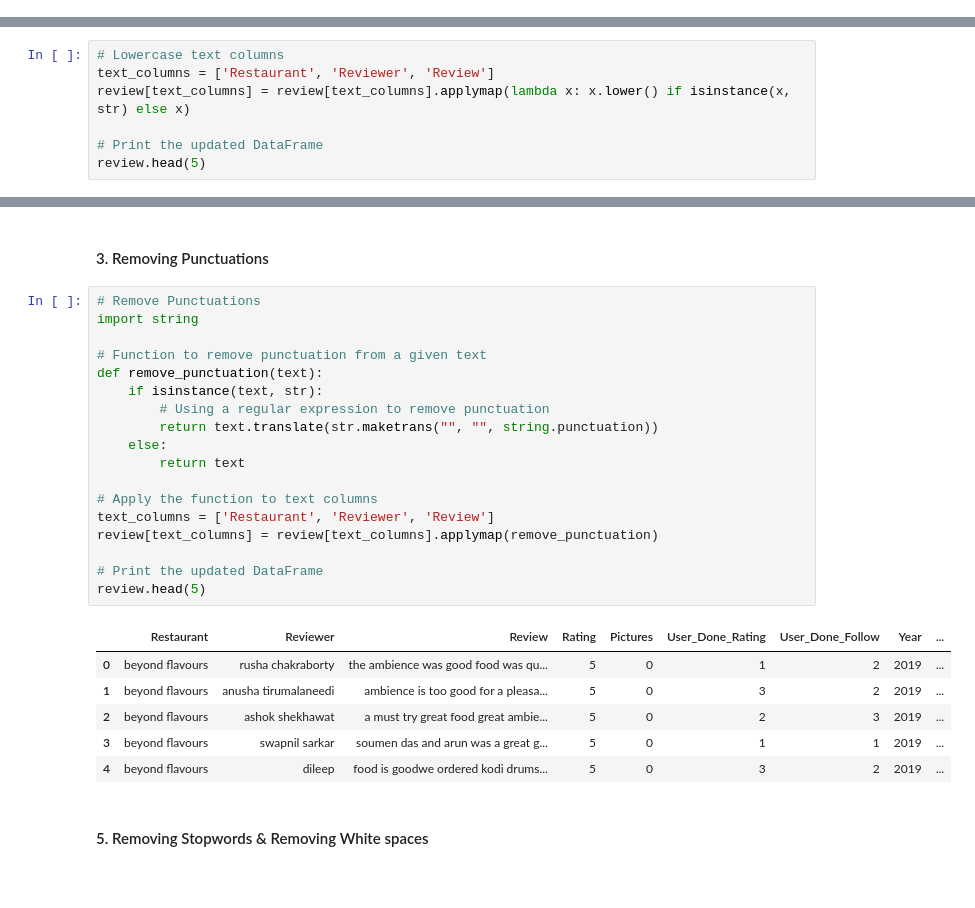
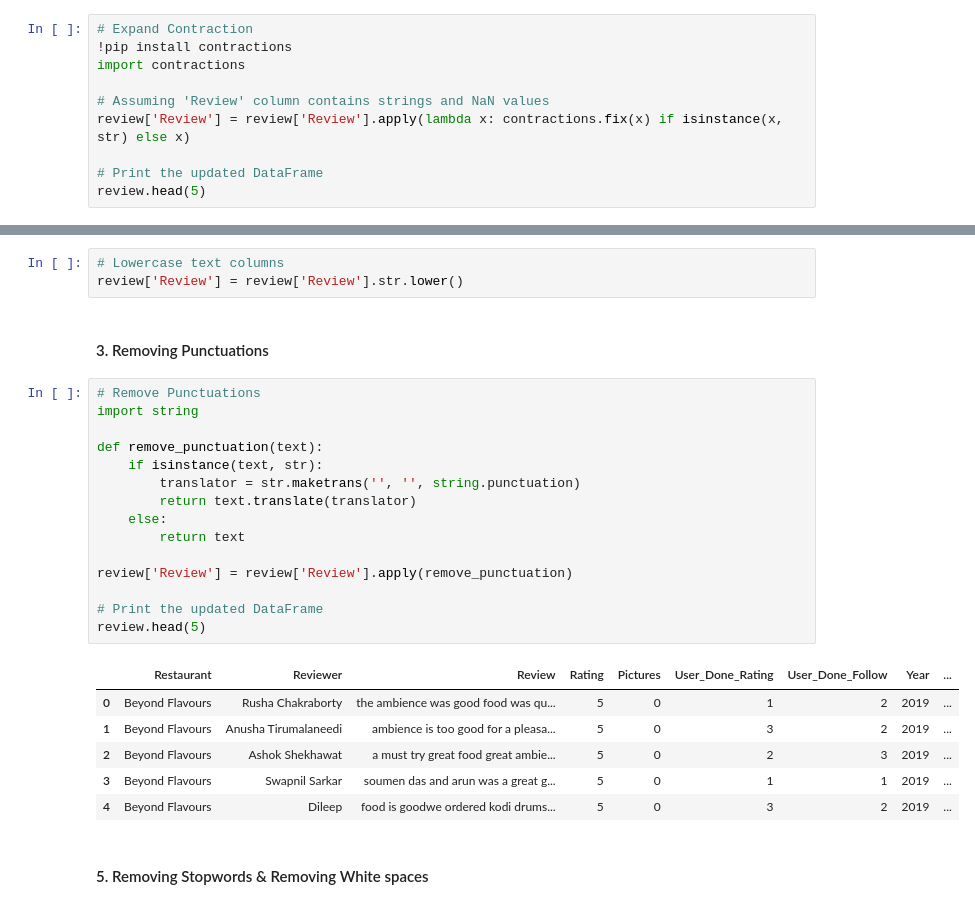
Before and after one commit to Manoharjha333/Zomato-Restaurant-Clustering-And-Sentiment-Analysis, a Jupyter notebook: Zomato_Restaurant_Clustering_And_Sentiment_Analysis.ipynb, the cells around one changed output, grey strips where cells are left out. Saved outputs shown, nothing was run; the diff lists cells and outputs as text; blank space fills up the shorter version.

```diff
--- a/Zomato_Restaurant_Clustering_And_Sentiment_Analysis.ipynb
+++ b/Zomato_Restaurant_Clustering_And_Sentiment_Analysis.ipynb
@@ -1490,0 +1444,10 @@ Successfully installed anyascii-0.3.2 contractions-0.1.73 pyahocorasick-2.0.0 te
+# %%
+# Expand Contraction
+!pip install contractions
+import contractions
+
+# Assuming 'Review' column contains strings and NaN values
+review['Review'] = review['Review'].apply(lambda x: contractions.fix(x) if isinstance(x, str) else x)
+
+# Print the updated DataFrame
+review.head(5)
@@ -1491,9 +1465,2 @@ Successfully installed anyascii-0.3.2 contractions-0.1.73 pyahocorasick-2.0.0 te
 # %% [markdown]
 #### 2. Lower Casing
-# %%
-# Lowercase text columns
-text_columns = ['Restaurant', 'Reviewer', 'Review']
-review[text_columns] = review[text_columns].applymap(lambda x: x.lower() if isinstance(x, str) else x)
-
-# Print the updated DataFrame
-review.head(5)
@@ -1507,30 +1467,30 @@ review.head(5)
+# %%
+# Lowercase text columns
+review['Review'] = review['Review'].str.lower()
 # %% [markdown]
 #### 3. Removing Punctuations
 # %%
 # Remove Punctuations
 import string
 
-# Function to remove punctuation from a given text
 def remove_punctuation(text):
     if isinstance(text, str):
-        # Using a regular expression to remove punctuation
-        return text.translate(str.maketrans("", "", string.punctuation))
+        translator = str.maketrans('', '', string.punctuation)
+        return text.translate(translator)
     else:
         return text
 
-# Apply the function to text columns
-text_columns = ['Restaurant', 'Reviewer', 'Review']
-review[text_columns] = review[text_columns].applymap(remove_punctuation)
+review['Review'] = review['Review'].apply(remove_punctuation)
 
 # Print the updated DataFrame
 review.head(5)
 # %% [output]
 |  | Restaurant | Reviewer | Review | Rating | Pictures | User_Done_Rating | User_Done_Follow | Year | ... |
-| 0 | beyond flavours | rusha chakraborty | the ambience was good food was qu... | 5 | 0 | 1 | 2 | 2019 | ... |
-| 1 | beyond flavours | anusha tirumalaneedi | ambience is too good for a pleasa... | 5 | 0 | 3 | 2 | 2019 | ... |
-| 2 | beyond flavours | ashok shekhawat | a must try great food great ambie... | 5 | 0 | 2 | 3 | 2019 | ... |
-| 3 | beyond flavours | swapnil sarkar | soumen das and arun was a great g... | 5 | 0 | 1 | 1 | 2019 | ... |
-| 4 | beyond flavours | dileep | food is goodwe ordered kodi drums... | 5 | 0 | 3 | 2 | 2019 | ... |
+| 0 | Beyond Flavours | Rusha Chakraborty | the ambience was good food was qu... | 5 | 0 | 1 | 2 | 2019 | ... |
+| 1 | Beyond Flavours | Anusha Tirumalaneedi | ambience is too good for a pleasa... | 5 | 0 | 3 | 2 | 2019 | ... |
+| 2 | Beyond Flavours | Ashok Shekhawat | a must try great food great ambie... | 5 | 0 | 2 | 3 | 2019 | ... |
+| 3 | Beyond Flavours | Swapnil Sarkar | soumen das and arun was a great g... | 5 | 0 | 1 | 1 | 2019 | ... |
+| 4 | Beyond Flavours | Dileep | food is goodwe ordered kodi drums... | 5 | 0 | 3 | 2 | 2019 | ... |
 # %% [markdown]
 #### 5. Removing Stopwords & Removing White spaces
 # %%
```
Also changed, not shown: parts of 59 cells of this notebook.
